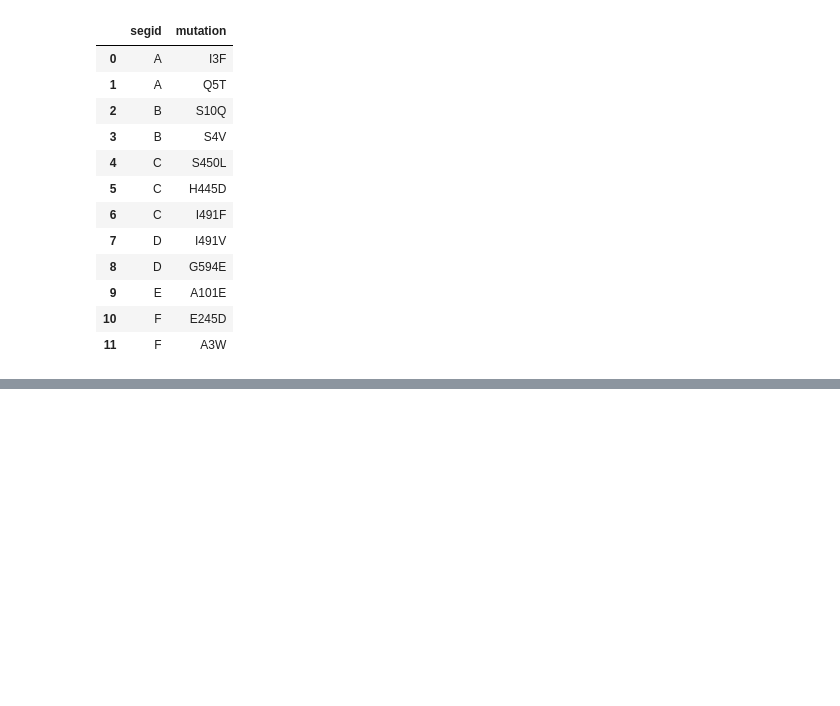
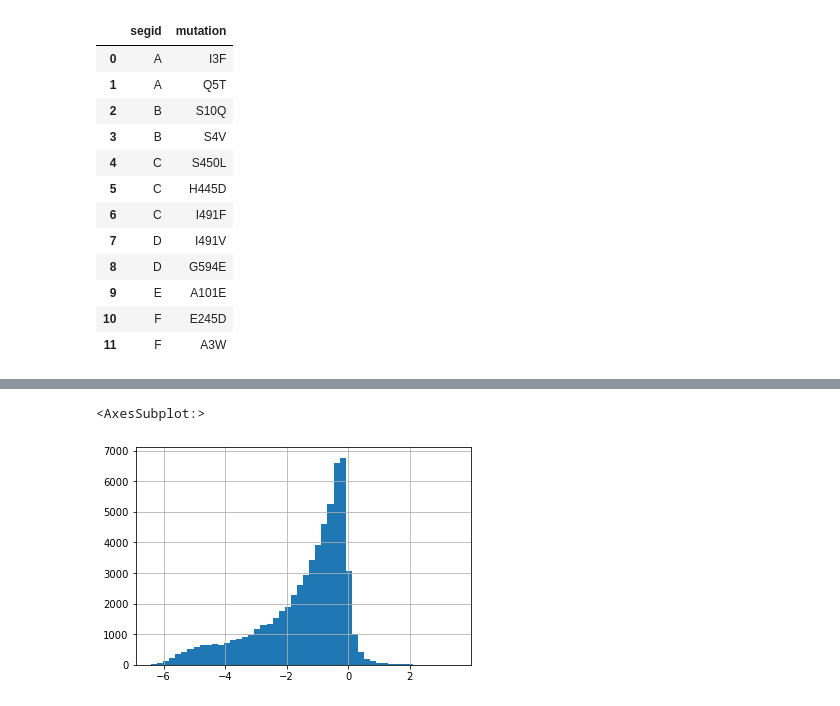
Before and after one commit to fowler-lab/sbmlcore, a Jupyter notebook: walkthrough.ipynb, the cells around one changed output, grey strips where cells are left out. Cells and saved outputs as stored; diff of their text form; code cells hidden in the pictures; blank space fills up the shorter version.

```diff
--- a/walkthrough.ipynb
+++ b/walkthrough.ipynb
@@ -239,0 +190,11 @@ a.results.deep_ddG.hist(bins=50)
+# %%
+a2 = sbmlcore.AminoAcidVolumeChange()
+b3 = sbmlcore.AminoAcidHydropathyChangeKyteDoolittle()
+b4 = sbmlcore.AminoAcidHydropathyChangeWimleyWhite()
+c2 = sbmlcore.AminoAcidMWChange()
+d2 = sbmlcore.AminoAcidPiChange()
+e2 = sbmlcore.Stride('tests/5uh6-protein-chains.pdb' , offsets = {'A': 0, 'B': 0, 'C':-6, 'D':0, 'E':0, 'F':0})
+f2 = sbmlcore.FreeSASA('tests/5uh6.pdb', offsets = {'A': 0, 'B': 0, 'C': -6, 'D':0, 'E':0, 'F':0})
+g2 = sbmlcore.SNAP2("tests/5uh6-complete.csv", offsets = {'A': 0, 'B': 0, 'C': -6, 'D':0, 'E':0, 'F':0})
+h2 = sbmlcore.DeepDDG('tests/5uh6-protein-chains.ddg' , offsets = {'A': 0, 'B': 0, 'C':-6, 'D':0, 'E':0, 'F':0})
+i2 = sbmlcore.StructuralDistances('tests/5uh6.pdb', distance_selection="resname RFP", distance_name="dist_RFP")
@@ -239,0 +219,5 @@ a.results.deep_ddG.hist(bins=50)
+# %%
+h2.results.deep_ddG.hist(bins=50)
+# %% [output]
+<AxesSubplot:>
+[figure, added]
```
Also changed, not shown: parts of 31 cells of this notebook, 15 other files.
